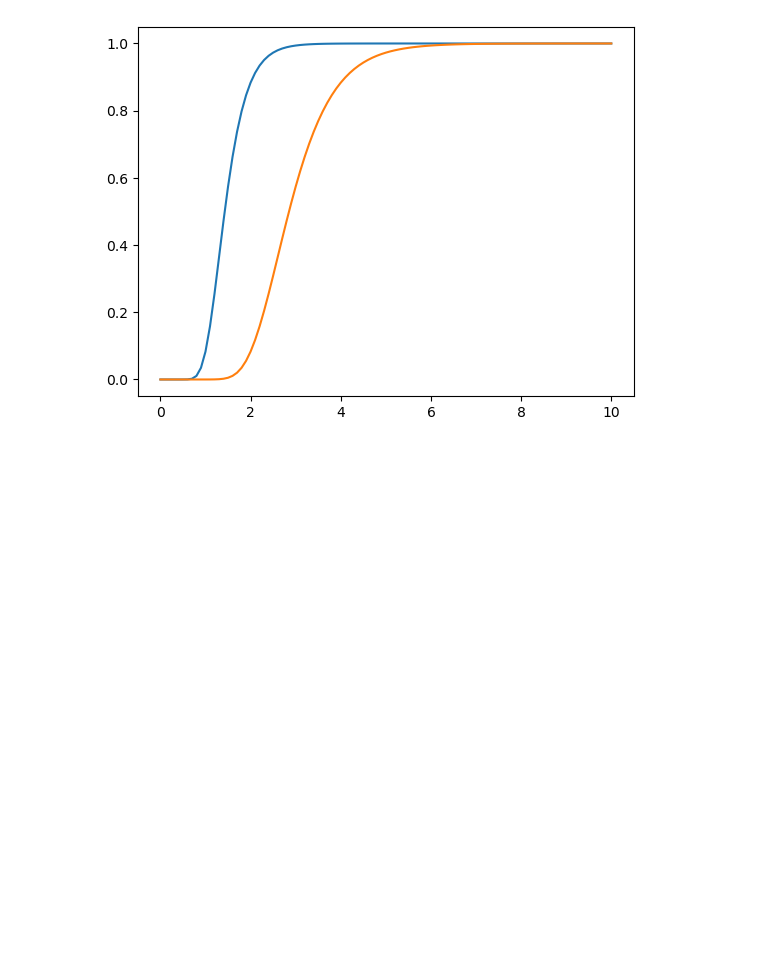
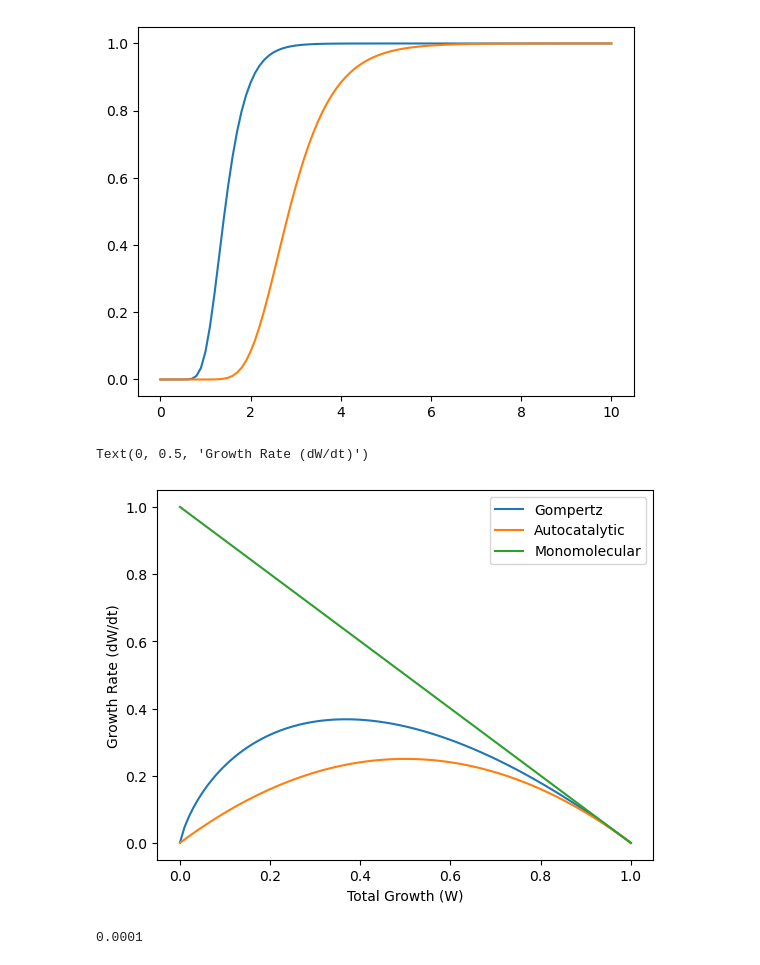
Before and after one commit to csherwood-usgs/Dorian_recovery, a Jupyter notebook: growth_model.ipynb, the cells around one changed output. Saved outputs shown, nothing was run; the diff lists cells and outputs as text; code cells hidden in the pictures; blank space fills up the shorter version.

Commit message:
growth model

```diff
--- a/growth_model.ipynb
+++ b/growth_model.ipynb
@@ -20,3 +21,27 @@ plt.plot(t,W2)
 # %% [output]
 [<matplotlib.lines.Line2D at 0x...>]
 [figure]
+# %%
+A=1
+k=1
+W = np.arange(0,1.01,.01)
+W[0]=1e-4
+gompertz = k*W*(np.log(A/W))
+autocat = k*W*(A-W)/A
+monomol = k*(A-W)
+
+plt.plot(W,gompertz,label='Gompertz')
+plt.plot(W,autocat,label='Autocatalytic')
+plt.plot(W,monomol,label='Monomolecular')
+plt.legend()
+plt.xlabel('Total Growth (W)')
+plt.ylabel('Growth Rate (dW/dt)')
+# %% [output]
+Text(0, 0.5, 'Growth Rate (dW/dt)')
+[figure, added]
+# %%
+W=0
+W = np.max((W,1e-4))
+print(W)
+# %% [output]
+0.0001
```
Also changed, not shown: parts of 5 cells of this notebook.
